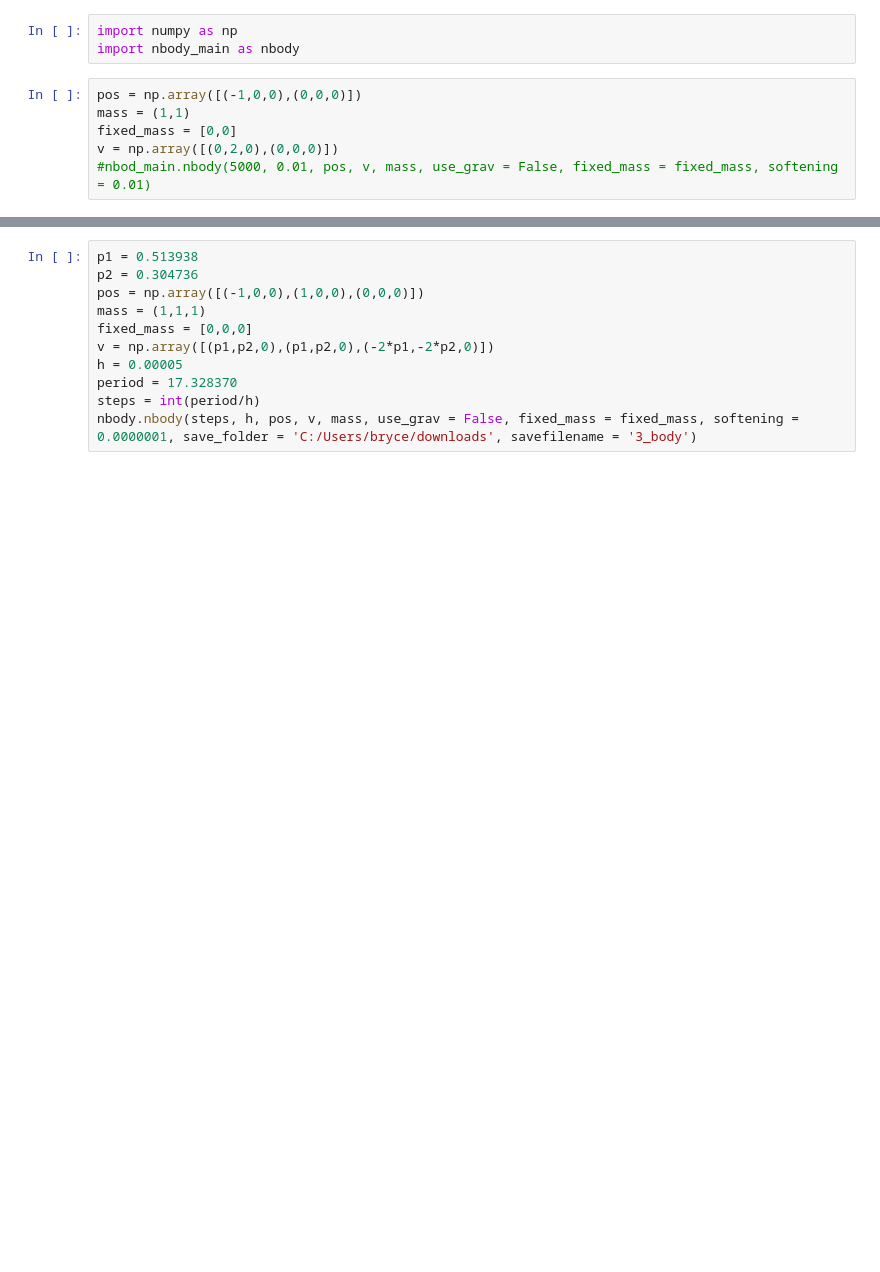
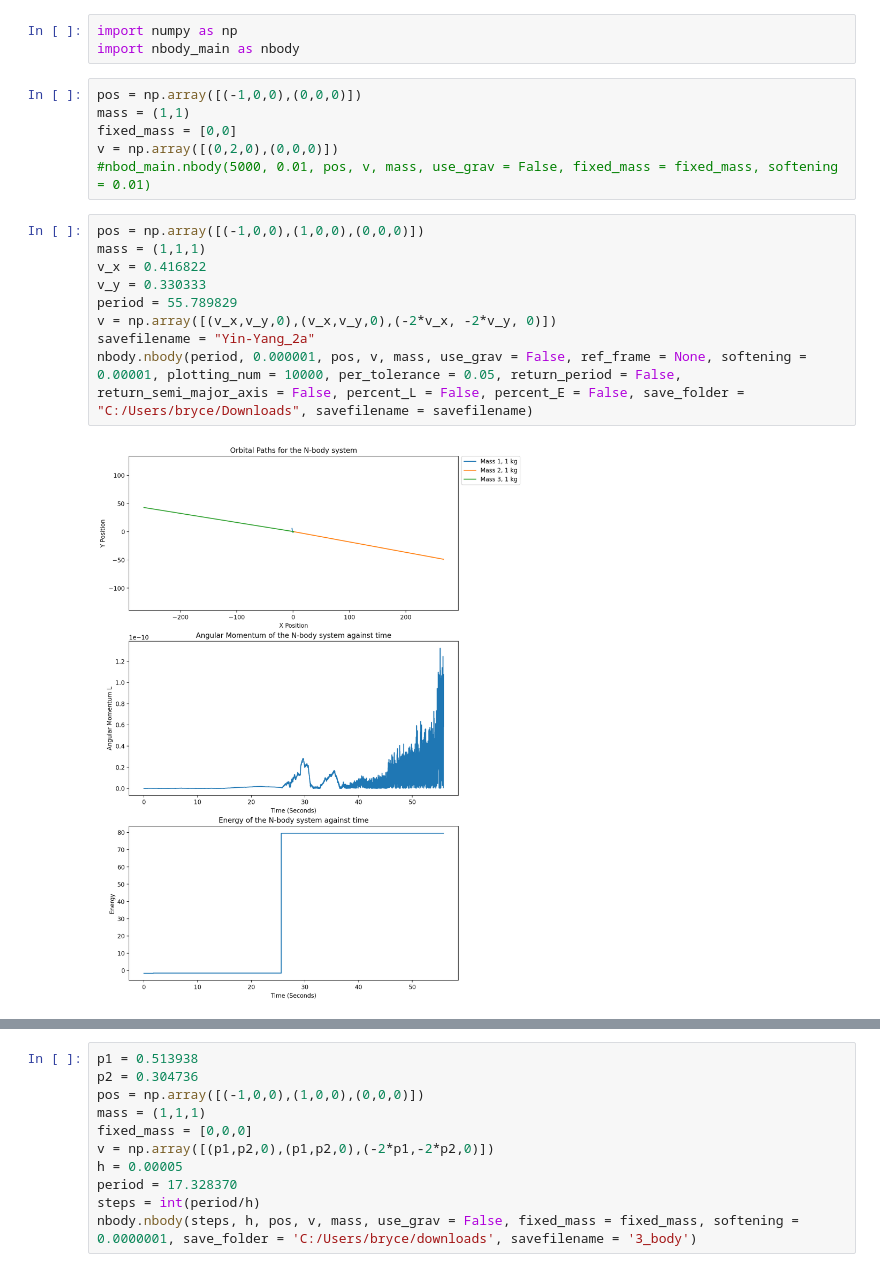
Before and after one commit to BryceDixon/Computational, a Jupyter notebook: assesment2/test.ipynb, the cells around one changed output, grey strips where cells are left out. Cells and saved outputs as stored; diff of their text form; blank space fills up the shorter version.

```diff
--- a/assesment2/test.ipynb
+++ b/assesment2/test.ipynb
@@ -7,3 +7,14 @@ mass = (1,1)
 fixed_mass = [0,0]
 v = np.array([(0,2,0),(0,0,0)])
 #nbod_main.nbody(5000, 0.01, pos, v, mass, use_grav = False, fixed_mass = fixed_mass, softening = 0.01)
+# %%
+pos = np.array([(-1,0,0),(1,0,0),(0,0,0)])
+mass = (1,1,1)
+v_x = 0.416822
+v_y = 0.330333
+period = 55.789829
+v = np.array([(v_x,v_y,0),(v_x,v_y,0),(-2*v_x, -2*v_y, 0)])
+savefilename = "Yin-Yang_2a"
+nbody.nbody(period, 0.000001, pos, v, mass, use_grav = False, ref_frame = None, softening = 0.00001, plotting_num = 10000, per_tolerance = 0.05, return_period = False, return_semi_major_axis = False, percent_L = False, percent_E = False, save_folder = "C:/Users/bryce/Downloads", savefilename = savefilename)
+# %% [output]
+[figure, added]
```
Also changed, not shown: parts of 7 cells of this notebook, 2 other files.
